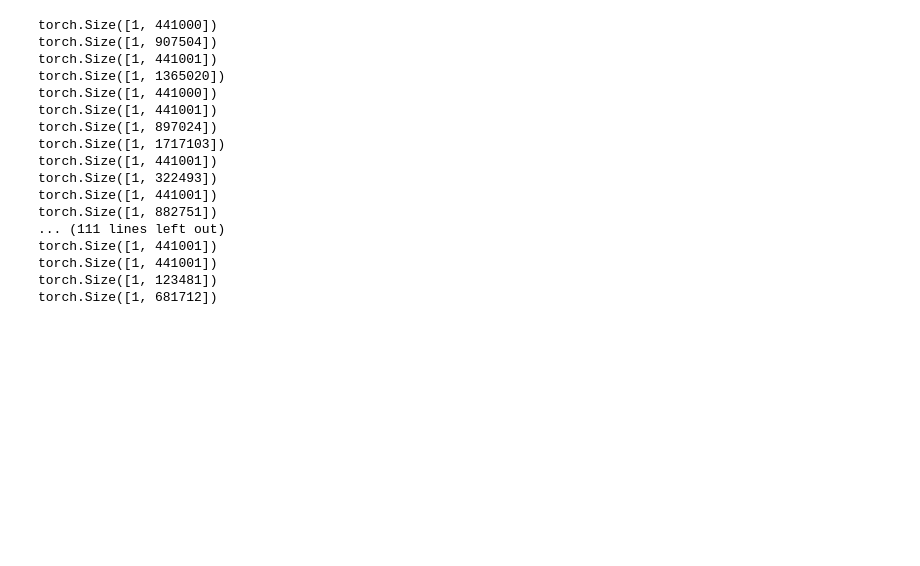
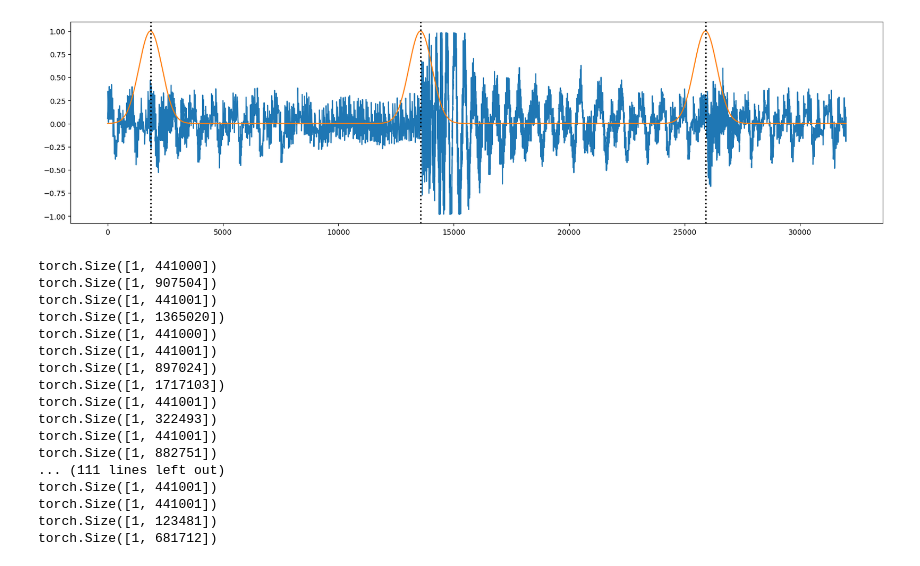
Before and after one commit to timowendner/OnsetDetection, a Jupyter notebook: musicproessing.ipynb, the cells around one changed output. Saved outputs shown, nothing was run; the diff lists cells and outputs as text; code cells hidden in the pictures; blank space fills up the shorter version.

```diff
--- a/musicproessing.ipynb
+++ b/musicproessing.ipynb
@@ -7,0 +16,80 @@ import matplotlib.pyplot as plt
+# %%
+
+
+class OnsetDataset(Dataset):
+    def __init__(self, config, device: torch.device):
+        files = glob.glob(os.path.join(config.data_path, '*.wav'))[:10]
+        waveforms = []
+        for path in files:
+            # load and normalize the audio file
+            waveform, sr = torchaudio.load(path)
+            waveform = waveform * 0.98 / torch.max(waveform)
+
+            # load the onsets file
+            with open(path[:-4] + '.onsets.gt', 'r') as f:
+                text = f.readlines()
+
+            # transform the text into float values
+            onsets = []
+            for i in text:
+                onsets.append(float(i.replace('\n', '')) * sr)
+            waveforms.append((waveform, sr, onsets))
+
+        if len(waveforms) == 0:
+            raise AttributeError('Data-path seems to be empty')
+
+        self.waveforms = waveforms
+        self.device = device
+        self.length = config.length
+
+    def __len__(self):
+        return len(self.waveforms)
+
+    def __getitem__(self, idx):
+        waveform, sr, onsets = self.waveforms[idx]
+
+        # find a random index and start from this point
+        index = np.random.randint(low=0, high=waveform.shape[1])
+
+        # create a waveform of specified length, with indexing and zero padding
+        waveform = torch.nn.functional.pad(
+            waveform[:, index: index + self.length],
+            (0, max(0, self.length + index - waveform.shape[1]))
+        )
+
+        onsets = [onset - index for onset in onsets if index <= onset < index + self.length]
+        sigma = config.targetSD
+        targets = torch.zeros_like(waveform)
+        for onset in onsets:
+            current =  torch.arange(0, self.length)
+            current = 1 / (sigma * np.sqrt(2 * np.pi)) * np.exp(-0.5 * ((current - onset) / sigma)**2)
+            targets = torch.maximum(targets, current)
+
+        # normalize the targets
+        if onsets:
+            targets = targets / torch.max(targets)
+
+
+        return waveform.to(self.device), onsets, targets.to(self.device)
+
+
+class Config:
+    pass
+config = Config()
+config.data_path = '/Users/timowendner/Programming/Semester 4/Music Processing/train'
+config.length = 32000
+config.targetSD = 500
+
+data = OnsetDataset(config, 'cpu')
+waveform, onsets, targets = data[1]
+waveform = waveform[0]
+targets = targets[0]
+print(waveform.shape, onsets, targets.shape)
+
+plt.figure(figsize=(20,5))
+plt.plot(waveform)
+plt.plot(targets)
+for i in onsets:
+    plt.axvline(x=i, color='black', linestyle=':', linewidth=2)
+plt.show()
+# %% [output]
@@ -8,3 +97,4 @@ import matplotlib.pyplot as plt
+[figure, added]
 # %%
 files  = glob.glob(os.path.join('train', "*.wav"))
 # %%
```
Also changed, not shown: parts of 5 cells of this notebook, 2 other files.
